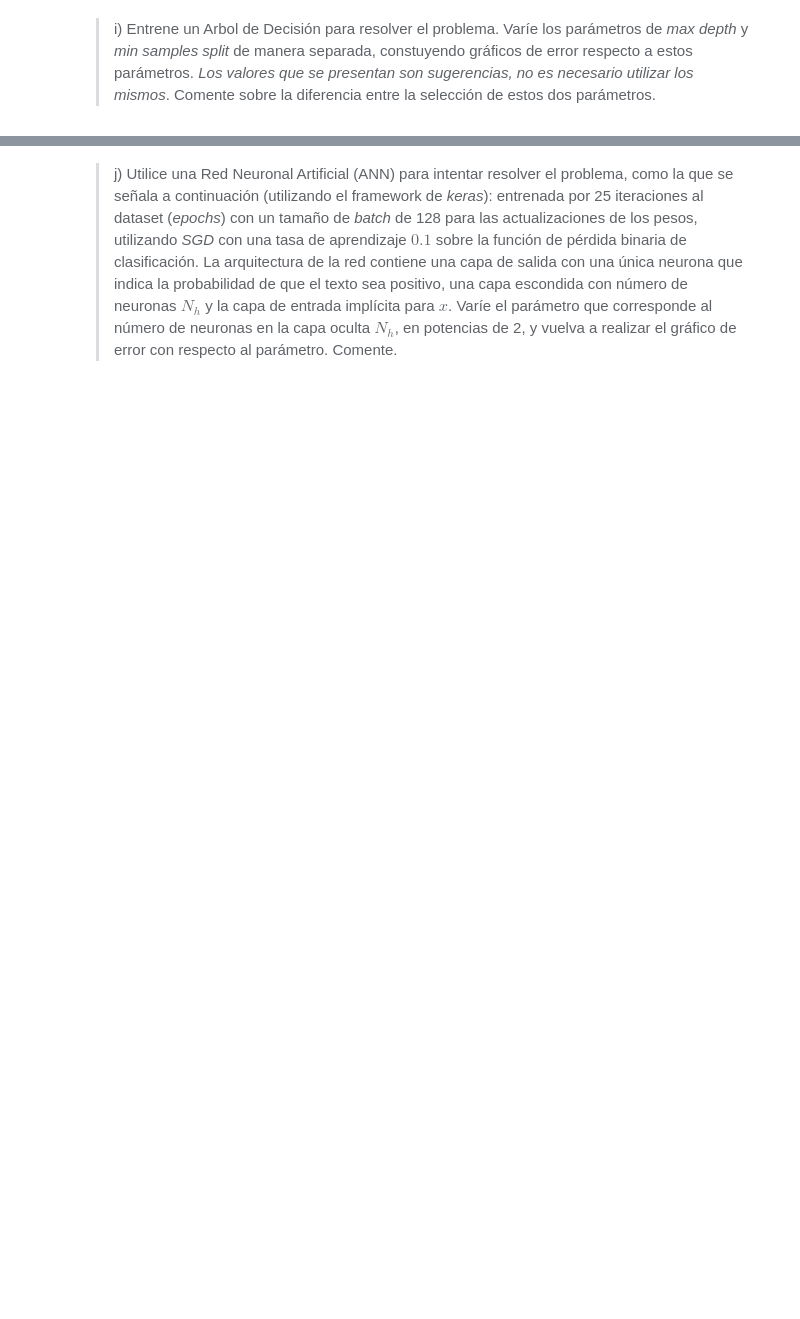
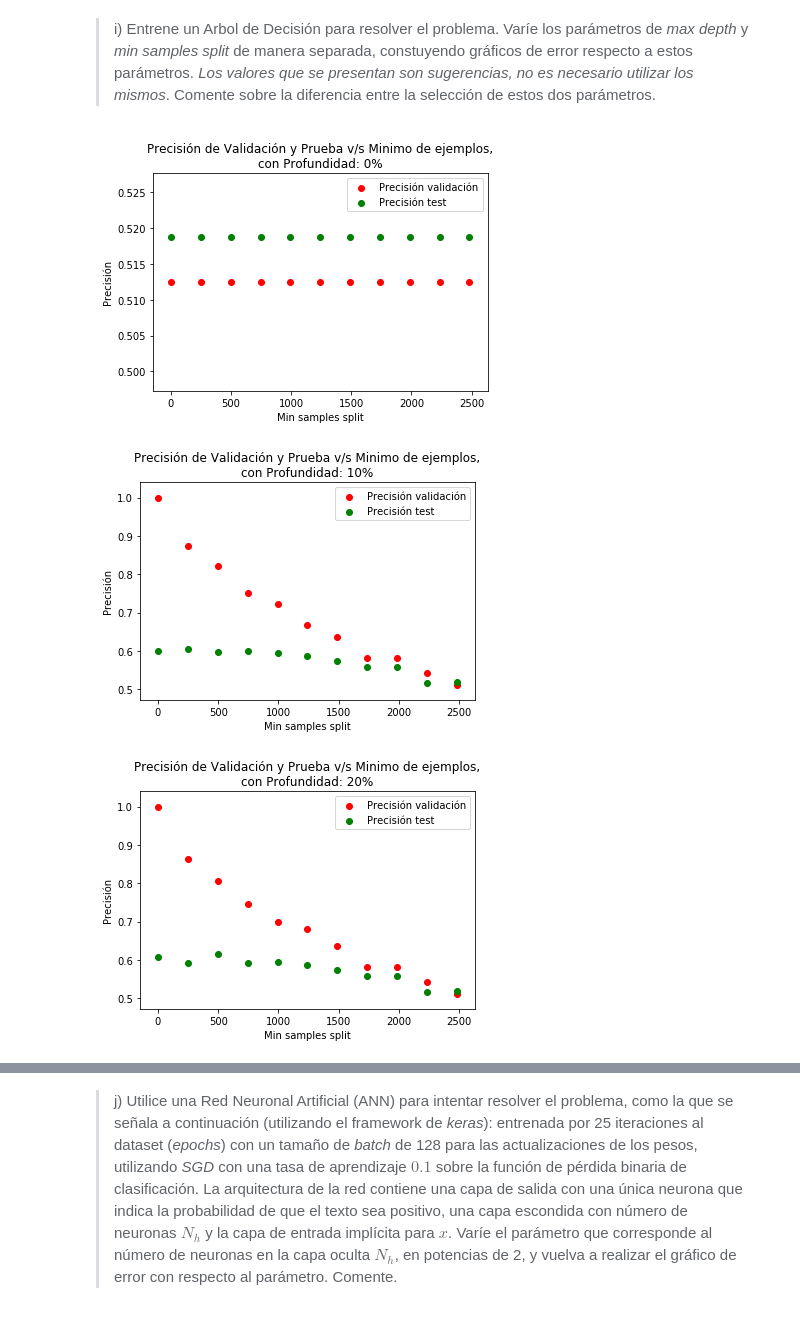
Before and after one commit to godinezseba/Tarea-2-MachineLearning, a Jupyter notebook: Sección 1/Sección 1.ipynb, the cells around one changed output, grey strips where cells are left out. Cells and saved outputs as stored; diff of their text form; code cells hidden in the pictures; blank space fills up the shorter version.

```diff
--- a/Sección 1/Sección 1.ipynb
+++ b/Sección 1/Sección 1.ipynb
@@ -295,12 +295,39 @@ Text(0.5, 1.0, 'k-NN\nPrecisión de Validación y Prueba v/s K')
 # %%
 from sklearn.tree import DecisionTreeClassifier as Tree
 def do_Tree(x,y,xv,yv, param_d=None, param_m=2):
     model= Tree()
-    print("Param Max-D= ",param_d, 'Min-samples-S= ', param_m)
+    #print("Param Max-D= ",param_d, 'Min-samples-S= ', param_m)
     model.set_params(max_depth=param_d, min_samples_split=param_m)
     model.fit(x,y)
     train_acc = model.score(x,y)
     test_acc = model.score(xv,yv)
     return model, train_acc, test_acc
-Depths = np.arange(1, features_train.shape[1], steps ) #choose steps
-SamplesS = np.arange(2, features_train.shape[0] , steps ) #choose steps
+
+# similar a los otros casos se tomaran 10 casos para cada uno
+stepsd = int(features_train.shape[1]/10)
+stepss = int(features_train.shape[0]/10)
+Depths = np.arange(1, features_train.shape[1], stepsd ) #choose steps
+SamplesS = np.arange(2, features_train.shape[0] , stepss ) #choose steps
+
+for Depth in Depths:
+    trains_acc = list()
+    tests_acc = list()
+    for Sample in SamplesS:
+        _, train_acc, test_acc = do_Tree(features_train,labels_train,features_val,labels_val, param_d= Depth, param_m=Sample)
+        trains_acc.append(train_acc)
+        tests_acc.append(test_acc)
+    # ploteo
+    fig, ax = plt.subplots()
+    ax.scatter(SamplesS, trains_acc, color='red', label="Precisión validación")
+    ax.scatter(SamplesS, tests_acc, color='green', label="Precisión test")
+    ax.legend(loc='best')
+    ax.set_xlabel("Min samples split")
+    ax.set_ylabel("Precisión")
+    profundidad = int(Depth/features_train.shape[1] * 100)
+    ax.set_title(f"Precisión de Validación y Prueba v/s Minimo de ejemplos,\ncon Profundidad: {profundidad}%")
+
+plt.show()
+# %% [output]
+[figure, added]
+[figure, added]
+[figure, added]
```
Also changed, not shown: parts of 3 cells of this notebook.
